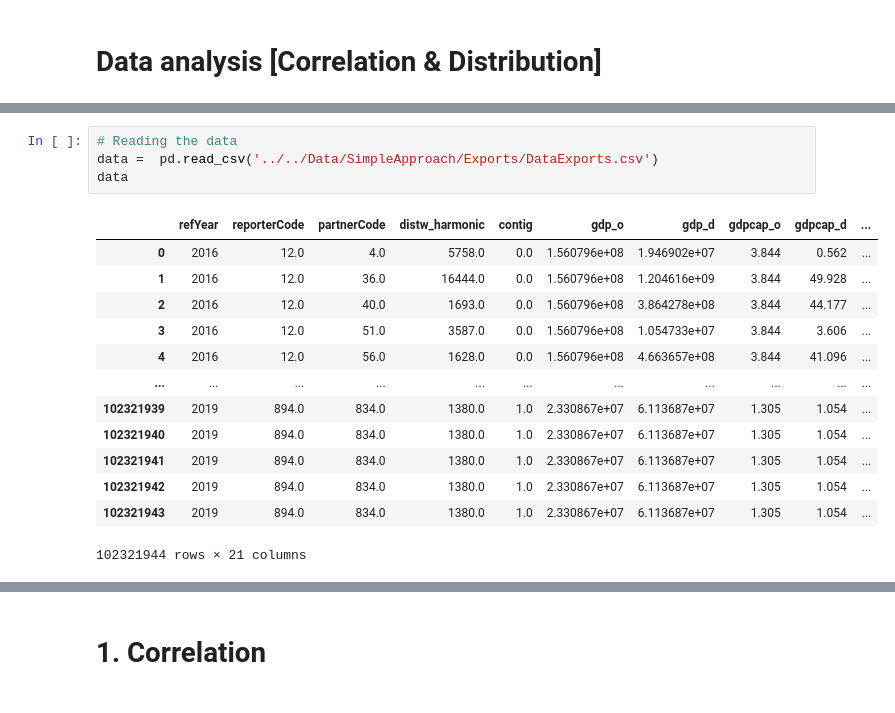
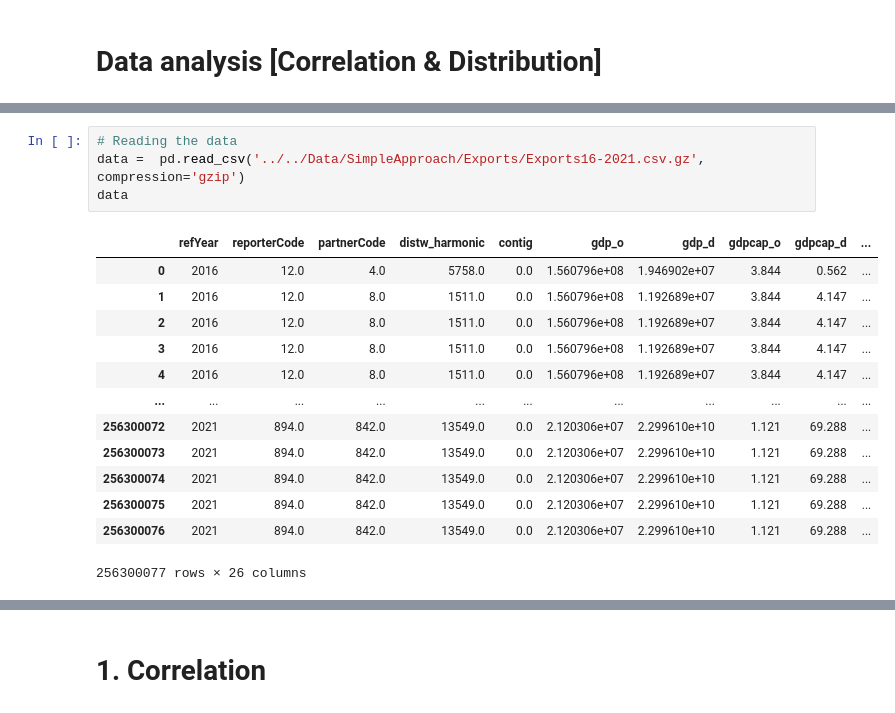
Before and after one commit to Ounoughi-Chahinez/MLforInternationalTrade, a Jupyter notebook: Exports/1. Data analysis [Correlation & Distribution].ipynb, the cells around one changed output, grey strips where cells are left out. Cells and saved outputs as stored; diff of their text form.

```diff
--- a/Exports/1. Data analysis [Correlation & Distribution].ipynb
+++ b/Exports/1. Data analysis [Correlation & Distribution].ipynb
@@ -19,18 +21,18 @@ time: 6.39 s
 # %%
 # Reading the data
-data =  pd.read_csv('../../Data/SimpleApproach/Exports/DataExports.csv')
+data =  pd.read_csv('../../Data/SimpleApproach/Exports/Exports16-2021.csv.gz', compression='gzip')
 data
 # %% [output]
 |  | refYear | reporterCode | partnerCode | distw_harmonic | contig | gdp_o | gdp_d | gdpcap_o | gdpcap_d | ... |
 | 0 | 2016 | 12.0 | 4.0 | 5758.0 | 0.0 | 1.560796e+08 | 1.946902e+07 | 3.844 | 0.562 | ... |
-| 1 | 2016 | 12.0 | 36.0 | 16444.0 | 0.0 | 1.560796e+08 | 1.204616e+09 | 3.844 | 49.928 | ... |
-| 2 | 2016 | 12.0 | 40.0 | 1693.0 | 0.0 | 1.560796e+08 | 3.864278e+08 | 3.844 | 44.177 | ... |
-| 3 | 2016 | 12.0 | 51.0 | 3587.0 | 0.0 | 1.560796e+08 | 1.054733e+07 | 3.844 | 3.606 | ... |
-| 4 | 2016 | 12.0 | 56.0 | 1628.0 | 0.0 | 1.560796e+08 | 4.663657e+08 | 3.844 | 41.096 | ... |
+| 1 | 2016 | 12.0 | 8.0 | 1511.0 | 0.0 | 1.560796e+08 | 1.192689e+07 | 3.844 | 4.147 | ... |
+| 2 | 2016 | 12.0 | 8.0 | 1511.0 | 0.0 | 1.560796e+08 | 1.192689e+07 | 3.844 | 4.147 | ... |
+| 3 | 2016 | 12.0 | 8.0 | 1511.0 | 0.0 | 1.560796e+08 | 1.192689e+07 | 3.844 | 4.147 | ... |
+| 4 | 2016 | 12.0 | 8.0 | 1511.0 | 0.0 | 1.560796e+08 | 1.192689e+07 | 3.844 | 4.147 | ... |
 | ... | ... | ... | ... | ... | ... | ... | ... | ... | ... | ... |
-| 102321939 | 2019 | 894.0 | 834.0 | 1380.0 | 1.0 | 2.330867e+07 | 6.113687e+07 | 1.305 | 1.054 | ... |
-| 102321940 | 2019 | 894.0 | 834.0 | 1380.0 | 1.0 | 2.330867e+07 | 6.113687e+07 | 1.305 | 1.054 | ... |
-| 102321941 | 2019 | 894.0 | 834.0 | 1380.0 | 1.0 | 2.330867e+07 | 6.113687e+07 | 1.305 | 1.054 | ... |
-| 102321942 | 2019 | 894.0 | 834.0 | 1380.0 | 1.0 | 2.330867e+07 | 6.113687e+07 | 1.305 | 1.054 | ... |
-| 102321943 | 2019 | 894.0 | 834.0 | 1380.0 | 1.0 | 2.330867e+07 | 6.113687e+07 | 1.305 | 1.054 | ... |
+| 256300072 | 2021 | 894.0 | 842.0 | 13549.0 | 0.0 | 2.120306e+07 | 2.299610e+10 | 1.121 | 69.288 | ... |
+| 256300073 | 2021 | 894.0 | 842.0 | 13549.0 | 0.0 | 2.120306e+07 | 2.299610e+10 | 1.121 | 69.288 | ... |
+| 256300074 | 2021 | 894.0 | 842.0 | 13549.0 | 0.0 | 2.120306e+07 | 2.299610e+10 | 1.121 | 69.288 | ... |
+| 256300075 | 2021 | 894.0 | 842.0 | 13549.0 | 0.0 | 2.120306e+07 | 2.299610e+10 | 1.121 | 69.288 | ... |
+| 256300076 | 2021 | 894.0 | 842.0 | 13549.0 | 0.0 | 2.120306e+07 | 2.299610e+10 | 1.121 | 69.288 | ... |
-102321944 rows × 21 columns
+256300077 rows × 26 columns
```
Also changed, not shown: parts of 16 cells of this notebook.
